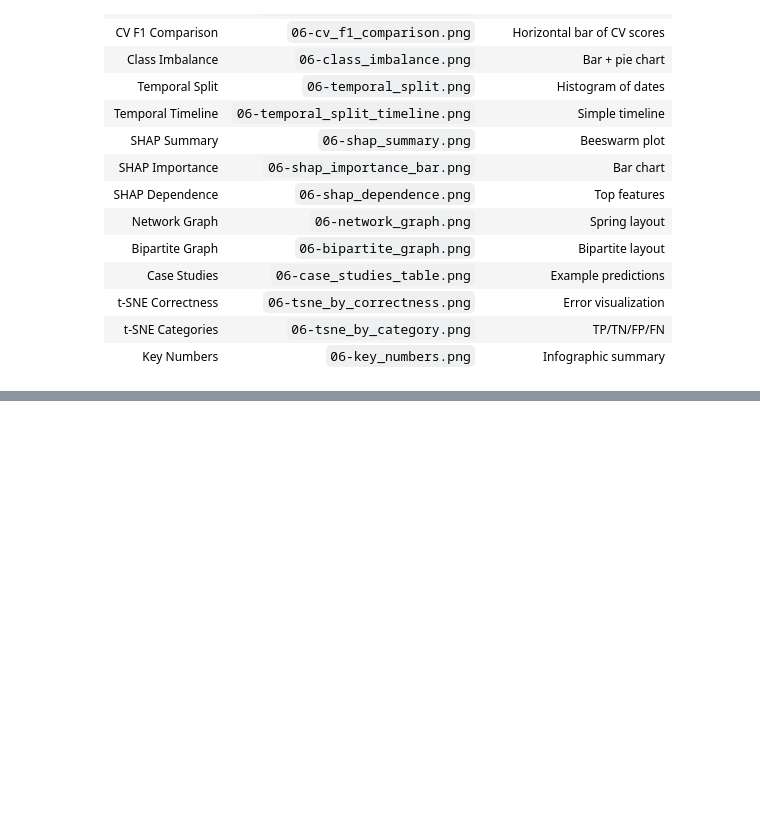
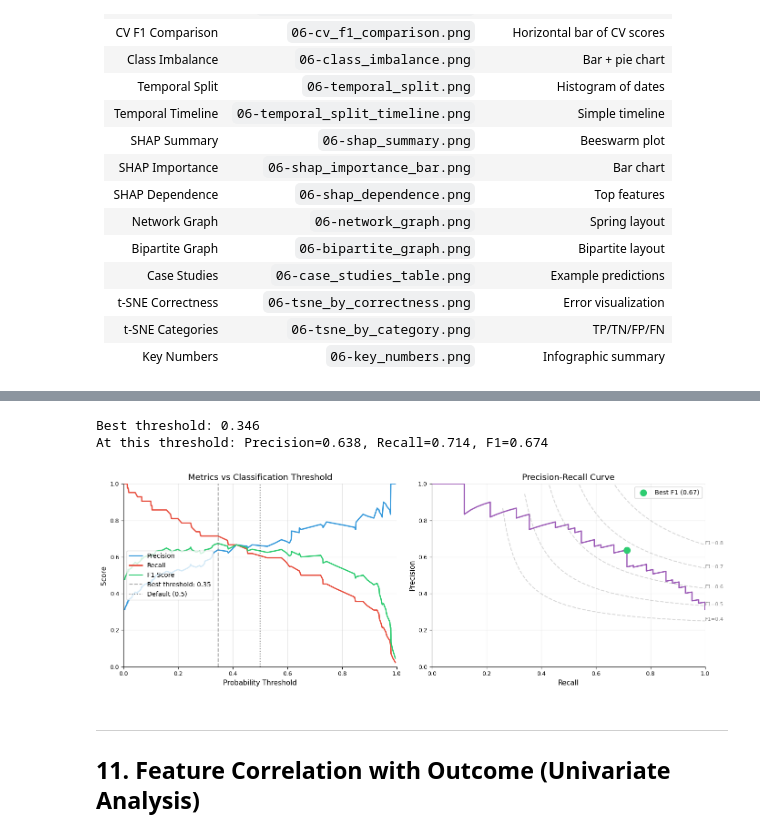
Before and after one commit to Vladislav-Antipin/DALAS-Project, a Jupyter notebook: notebooks/06-additional_figures.ipynb, the cells around one changed output, grey strips where cells are left out. Saved outputs shown, nothing was run; the diff lists cells and outputs as text; code cells hidden in the pictures; blank space fills up the shorter version.

```diff
--- a/notebooks/06-additional_figures.ipynb
+++ b/notebooks/06-additional_figures.ipynb
@@ -835,0 +914,76 @@ plt.show()
+# %%
+from sklearn.metrics import precision_recall_curve, roc_curve, auc
+
+# Get probabilities from XGBoost
+y_prob = models['xgb'].predict_proba(X_test)[:, 1]
+
+# Compute precision-recall at different thresholds
+precisions, recalls, thresholds_pr = precision_recall_curve(y_test, y_prob)
+
+# Compute F1 scores at different thresholds
+f1_scores = 2 * (precisions[:-1] * recalls[:-1]) / (precisions[:-1] + recalls[:-1] + 1e-8)
+best_threshold_idx = np.argmax(f1_scores)
+best_threshold = thresholds_pr[best_threshold_idx]
+
+print(f"Best threshold: {best_threshold:.3f}")
+print(f"At this threshold: Precision={precisions[best_threshold_idx]:.3f}, Recall={recalls[best_threshold_idx]:.3f}, F1={f1_scores[best_threshold_idx]:.3f}")
+# %% [output]
+Best threshold: 0.346
+At this threshold: Precision=0.638, Recall=0.714, F1=0.674
+# %%
+# Plot threshold tuning
+fig, axes = plt.subplots(1, 2, figsize=(14, 5))
+
+# Plot 1: Precision, Recall, F1 vs Threshold
+ax = axes[0]
+ax.plot(thresholds_pr, precisions[:-1], label='Precision', color='#3498db', linewidth=2)
+ax.plot(thresholds_pr, recalls[:-1], label='Recall', color='#e74c3c', linewidth=2)
+ax.plot(thresholds_pr, f1_scores, label='F1 Score', color='#2ecc71', linewidth=2)
+
+ax.axvline(x=best_threshold, color='gray', linestyle='--', alpha=0.7, label=f'Best threshold: {best_threshold:.2f}')
+ax.axvline(x=0.5, color='black', linestyle=':', alpha=0.5, label='Default (0.5)')
+
+ax.set_xlabel('Probability Threshold')
+ax.set_ylabel('Score')
+ax.set_title('Metrics vs Classification Threshold')
+ax.legend(loc='center left')
+ax.set_xlim(0, 1)
+ax.set_ylim(0, 1)
+ax.grid(True, alpha=0.3)
+ax.spines['top'].set_visible(False)
+ax.spines['right'].set_visible(False)
+
+# Plot 2: Precision-Recall Curve
+ax = axes[1]
+ax.plot(recalls, precisions, color='#9b59b6', linewidth=2)
+ax.scatter([recalls[best_threshold_idx]], [precisions[best_threshold_idx]],
+           color='#2ecc71', s=100, zorder=5, label=f'Best F1 ({f1_scores[best_threshold_idx]:.2f})')
+
+# Add iso-F1 curves
+for f1 in [0.4, 0.5, 0.6, 0.7, 0.8]:
+    x = np.linspace(0.01, 1, 100)
+    y = f1 * x / (2 * x - f1)
+    valid = (y > 0) & (y <= 1)
+    ax.plot(x[valid], y[valid], '--', color='gray', alpha=0.3)
+    if np.any(valid):
+        ax.annotate(f'F1={f1}', xy=(x[valid][-1], y[valid][-1]), fontsize=8, color='gray')
+
+ax.set_xlabel('Recall')
+ax.set_ylabel('Precision')
+ax.set_title('Precision-Recall Curve')
+ax.legend(loc='upper right')
+ax.set_xlim(0, 1)
+ax.set_ylim(0, 1)
+ax.grid(True, alpha=0.3)
+ax.spines['top'].set_visible(False)
+ax.spines['right'].set_visible(False)
+
+plt.tight_layout()
+if SAVE_FIGS:
+    plt.savefig(FIG_PATH + "06-threshold_tuning.png", dpi=300, bbox_inches="tight")
+plt.show()
+# %% [output]
+[figure, added]
+# %% [markdown]
+---
+## 11. Feature Correlation with Outcome (Univariate Analysis)
```
Also changed, not shown: parts of 18 cells of this notebook.
